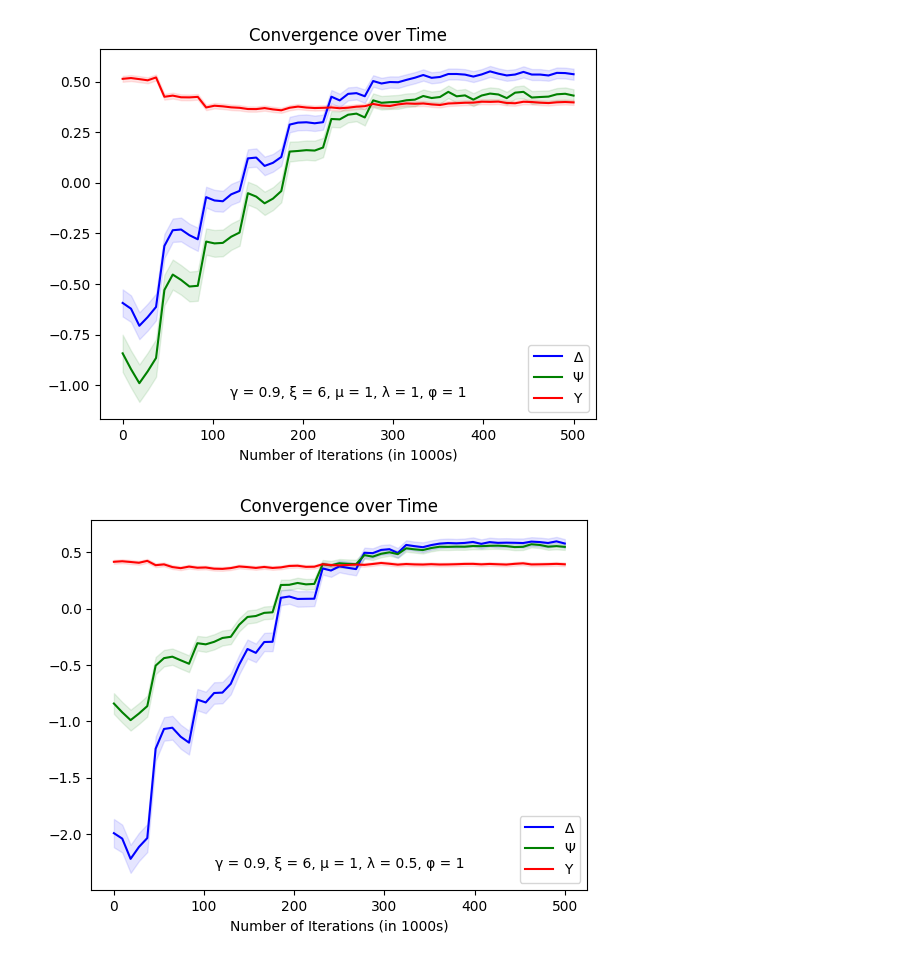
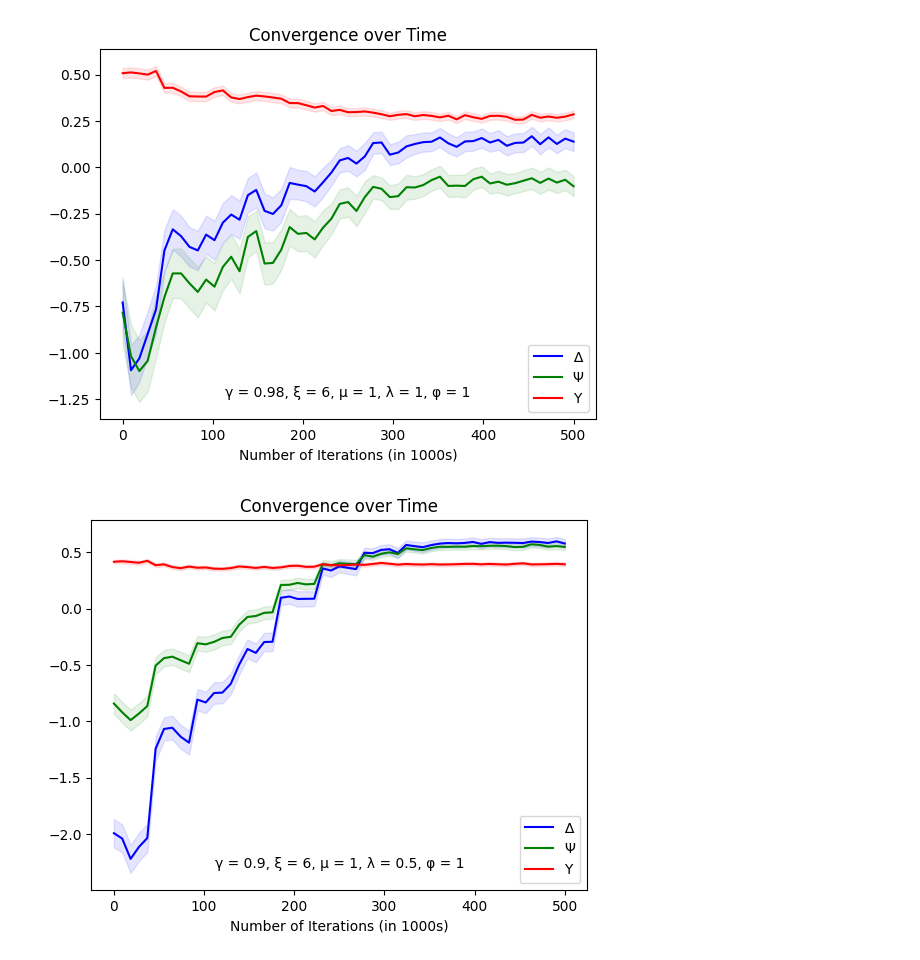
Before and after one commit to WouterBant/Algorithmic-Collusion-an-Experimental-Study, a Jupyter notebook: src/runs/other.ipynb, the cells around one changed output. Cells and saved outputs as stored; diff of their text form; code cells hidden in the pictures.

```diff
--- a/src/runs/other.ipynb
+++ b/src/runs/other.ipynb
@@ -111,7 +140,7 @@ visualize_over_gamma(Environment(), ['Gamma075', 'Gamma08', 'Gamma085', 'TheBase
 # %%
-visualize_convergence_over_T(Environment(), "TheBaseline", 0.9)
+visualize_convergence_over_T(Environment(), "Regulator1", 0.98)
 # %% [output]
-[figure, old version]
+[figure, new version]
 # %%
 visualize_convergence_over_T(Environment(Lambda=0.5), "V3gamma095", 0.95)
 # %% [output]
```
Also changed, not shown: parts of 13 cells of this notebook, 4 other files.
